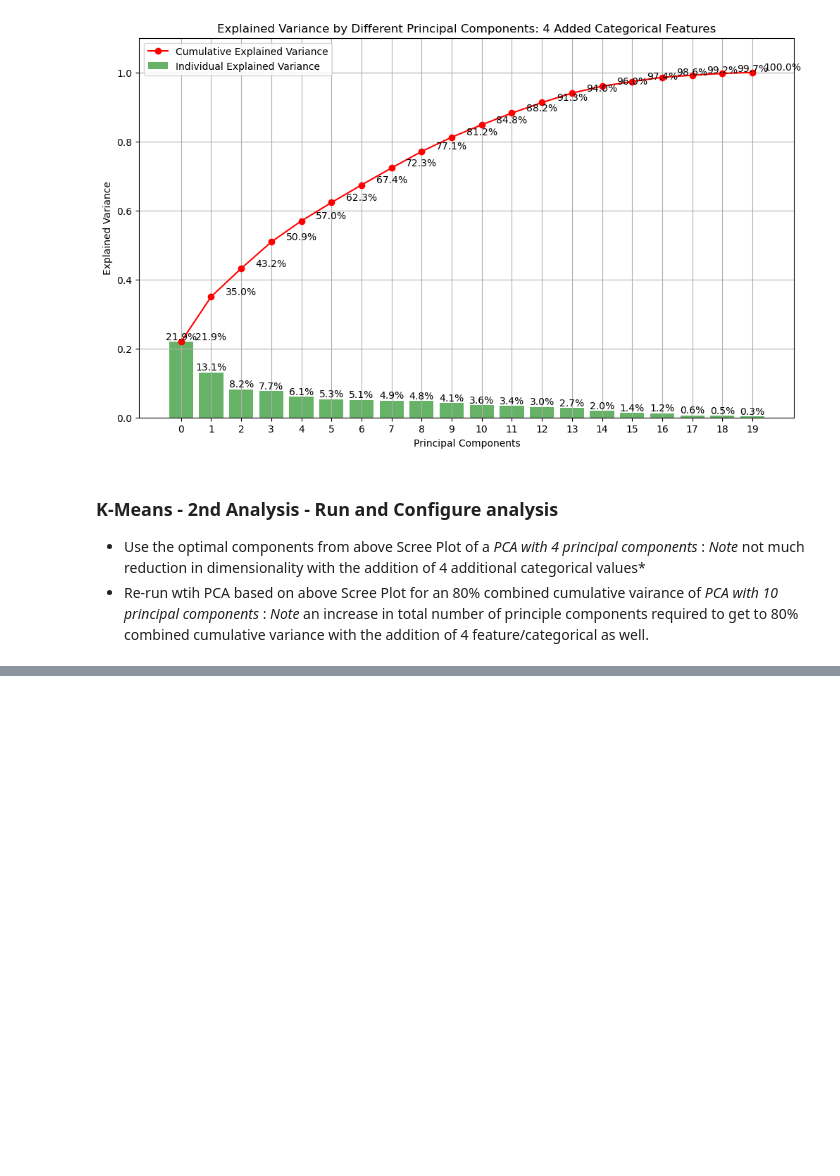
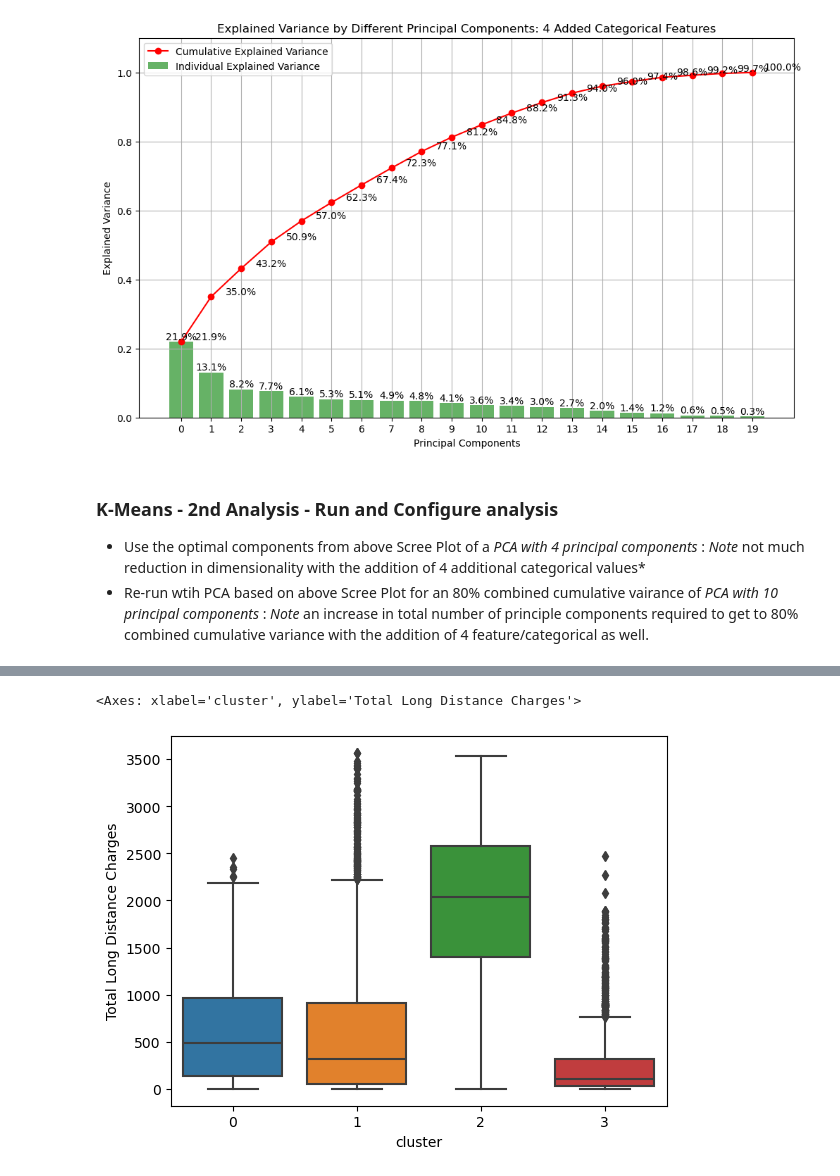
Before and after one commit to kesavan2017/ucbe-AIML-tryit-exercise-62, a Jupyter notebook: tryit_6.2.ipynb, the cells around one changed output, grey strips where cells are left out. Drawn from its saved outputs; the diff is of its cells as text; code cells hidden in the pictures; blank space fills up the shorter version.

```diff
--- a/tryit_6.2.ipynb
+++ b/tryit_6.2.ipynb
@@ -672,0 +699,5 @@ memory usage: 1.1 MB
+# %%
+sns.boxplot(x='cluster', y='Total Long Distance Charges', data=df_clustered_2)
+# %% [output]
+<Axes: xlabel='cluster', ylabel='Total Long Distance Charges'>
+[figure, added]
```
Also changed, not shown: parts of 13 cells of this notebook.
